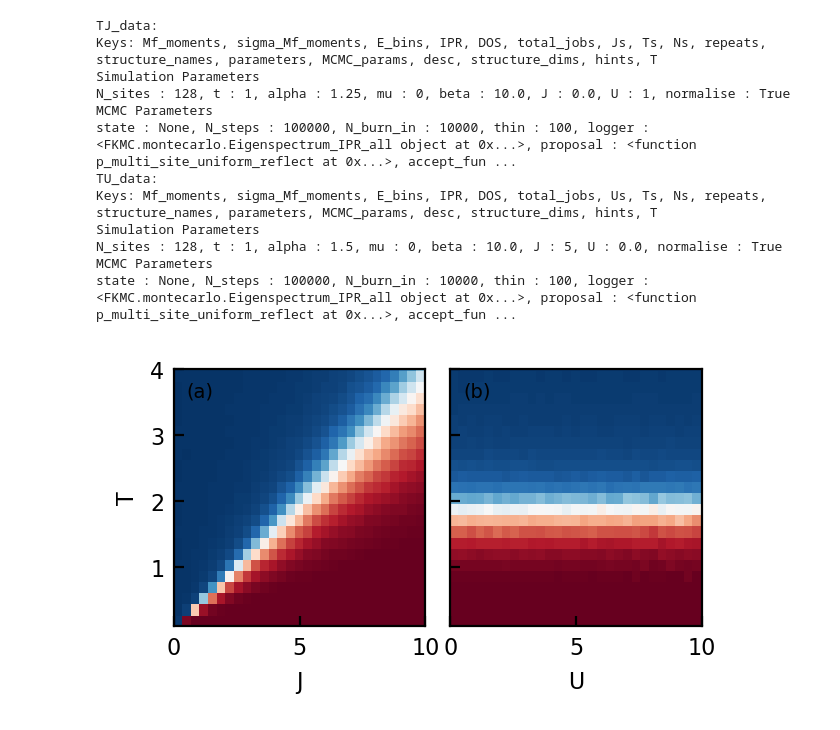
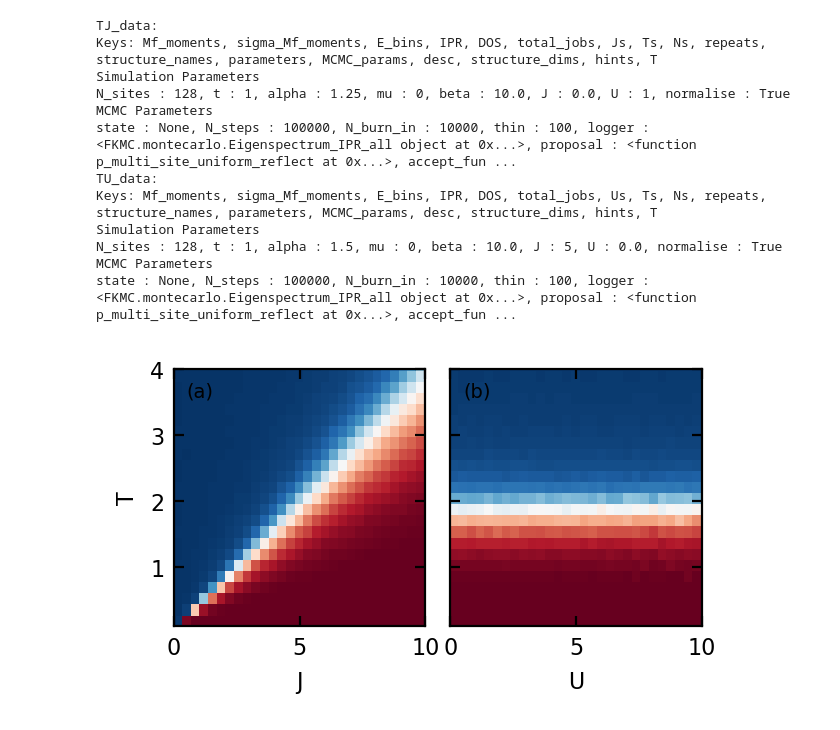
Before and after one commit to TomHodson/FKMC, a Jupyter notebook: notebooks/munich/Figures/ShortPaper_Figures.ipynb, the cells around one changed output. Saved outputs shown, nothing was run; the diff lists cells and outputs as text; code cells hidden in the pictures.

```diff
--- a/notebooks/munich/Figures/ShortPaper_Figures.ipynb
+++ b/notebooks/munich/Figures/ShortPaper_Figures.ipynb
@@ -11,8 +11,8 @@ columnwidth = 246/72.27
 plt.rc('font', family='sans-serif')
 plt.rc('figure', dpi=200) #makes the plots display larger in the jupyter view
 plt.rc('text', usetex=False)
-plt.rc('xtick', labelsize=8)
-plt.rc('ytick', labelsize=8)
+plt.rc('xtick', labelsize=8, direction='in', bottom=True, top=True)
+plt.rc('ytick', labelsize=8, direction='in', left=True, right=True)
 plt.rc('axes', labelsize=8)
 plt.rc('figure', autolayout=False)
 
@@ -80,10 +140,8 @@ from mpl_toolkits.axes_grid1.inset_locator import inset_axes
 width = columnwidth
 height =  columnwidth / 2
 dpi = 150
+plot_binder = False
 
-binder = False
-
-f, axes = plt.subplots(1,2, sharey = 'all', gridspec_kw = dict(wspace = 0.1))
 
 def TJ_phase_diagram(ax):
     with open(data_location / 'TJ_phase_data.pickle', 'rb') as file:
@@ -96,13 +154,11 @@ def TJ_phase_diagram(ax):
     #TJ_data.hints.Mf_moments == ('Ns', 'repeats', 'Js', 'Ts', 'moment', 'MCstep')
     M2 = TJ_data.Mf_moments[-1, :, :, :, 2].mean(axis = (0)).T
     M4 = TJ_data.Mf_moments[-1, :, :, :, 4].mean(axis = (0)).T
-    Y = M2**2 / M4 if binder else M2
+    Y = M2**2 / M4 if plot_binder else M2
 
     pcol = ax.pcolormesh(TJ_data.Js, TJ_data.Ts, Y, cmap="RdBu_r", norm = norm, linewidth=0, rasterized = True)
     #pcol.set_edgecolor('face')
     ax.set(ylabel = 'T', xlabel = 'J')
-
-TJ_phase_diagram(axes[0])
 
 def TU_phase_diagram(ax):
     with open( data_location / 'TU_phase_data.pickle', 'rb') as file:
@@ -115,14 +171,13 @@ def TU_phase_diagram(ax):
     #TU_data.hints.Mf_moments == ('Ns', 'repeats', 'Us', 'Ts', 'moment', 'MCstep')
     M2 = TU_data.Mf_moments[-1, :, :, :, 2].mean(axis = (0)).T
     M4 = TU_data.Mf_moments[-1, :, :, :, 4].mean(axis = (0)).T
-    Y = M2**2 / M4 if binder else M2
+    Y = M2**2 / M4 if plot_binder else M2
 
     pcol = ax.pcolormesh(TU_data.Us, TU_data.Ts, Y, cmap="RdBu_r", norm = norm, linewidth=0, rasterized = True)
     #pcol.set_edgecolor('face')
     ax.set(ylabel = 'T', xlabel = 'U')
 
-TU_phase_diagram(axes[1])
-axes[1].set(ylabel = '')
+
 
 def TAlpha_phase_diagram(ax):
     with open(data_location / 'TAlpha_phase_data.pickle', 'rb') as file:
@@ -135,11 +190,17 @@ def TAlpha_phase_diagram(ax):
     #TU_data.hints.Mf_moments == ('Ns', 'repeats', 'Us', 'Ts', 'moment', 'MCstep')
     M2 = TAlpha_data.Mf_moments[-1, :, :, :, 2].mean(axis = (0)).T
     M4 = TAlpha_data.Mf_moments[-1, :, :, :, 4].mean(axis = (0)).T
-    Y = M2**2 / M4 if binder else M2
+    Y = M2**2 / M4 if plot_binder else M2
 
     pcol = ax.pcolormesh(TAlpha_data.alphas, TAlpha_data.Ts, Y, cmap="RdBu_r", norm = norm, linewidth=0, rasterized = True)
     #pcol.set_edgecolor('face')
     ax.set(ylabel = 'T', xlabel = r'$\alpha$')
+
+f, axes = plt.subplots(1,2, sharey = 'all', gridspec_kw = dict(wspace = 0.1))
+TJ_phase_diagram(axes[0])
+
+TU_phase_diagram(axes[1])
+axes[1].set(ylabel = '')
 
 #TAlpha_phase_diagram(axes[2])
 #axes[2].set(ylabel = '')
@@ -153,31 +214,31 @@ axes[0].set(ylim = (0.1,4))
 #binder = Munch(np.load(file))
 #inset_ax.plot(binder.T, binder.B, linewidth = 0.5)
 #inset_ax.set(xlim = (1,3), ylabel = 'B', xlabel = 'T', xticks = [], yticks = [])
 
 #inset_ax.yaxis.label.set_color('white')
 #inset_ax.xaxis.label.set_color('white')
 
 for a in axes: a.tick_params(direction = "in")
 
 for label, ax in zip(["(a)","(b)","(c)"], axes):
     ax.text(0.05, 0.95, label, transform=ax.transAxes,
             fontsize=7, fontweight='normal', va='top')
 
 
 
 f.set_size_inches(width, height)
 f.savefig(figure_location / 'phase_diagram.eps', bbox_inches='tight')
 # %% [output]
 TJ_data:
 Keys: Mf_moments, sigma_Mf_moments, E_bins, IPR, DOS, total_jobs, Js, Ts, Ns, repeats, structure_names, parameters, MCMC_params, desc, structure_dims, hints, T
 Simulation Parameters
 N_sites : 128, t : 1, alpha : 1.25, mu : 0, beta : 10.0, J : 0.0, U : 1, normalise : True
 MCMC Parameters
 state : None, N_steps : 100000, N_burn_in : 10000, thin : 100, logger : <FKMC.montecarlo.Eigenspectrum_IPR_all object at 0x...>, proposal : <function p_multi_site_uniform_reflect at 0x...>, accept_fun ...
 TU_data:
 Keys: Mf_moments, sigma_Mf_moments, E_bins, IPR, DOS, total_jobs, Us, Ts, Ns, repeats, structure_names, parameters, MCMC_params, desc, structure_dims, hints, T
 Simulation Parameters
 N_sites : 128, t : 1, alpha : 1.5, mu : 0, beta : 10.0, J : 5, U : 0.0, normalise : True
 MCMC Parameters
 state : None, N_steps : 100000, N_burn_in : 10000, thin : 100, logger : <FKMC.montecarlo.Eigenspectrum_IPR_all object at 0x...>, proposal : <function p_multi_site_uniform_reflect at 0x...>, accept_fun ...
-[figure, old version]
+[figure, new version]
```
Also changed, not shown: parts of 14 cells of this notebook, 5 other files.
